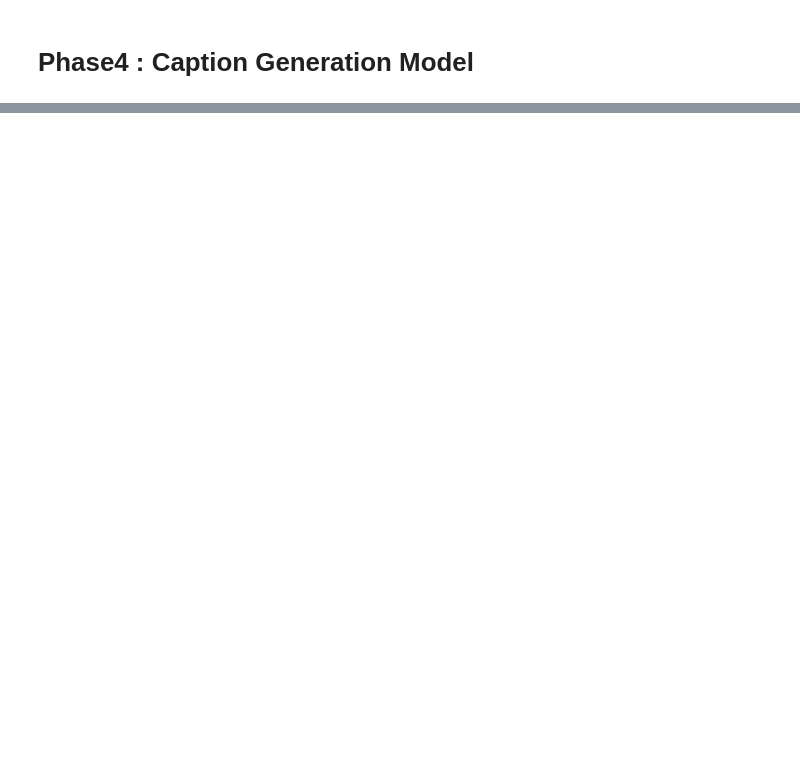
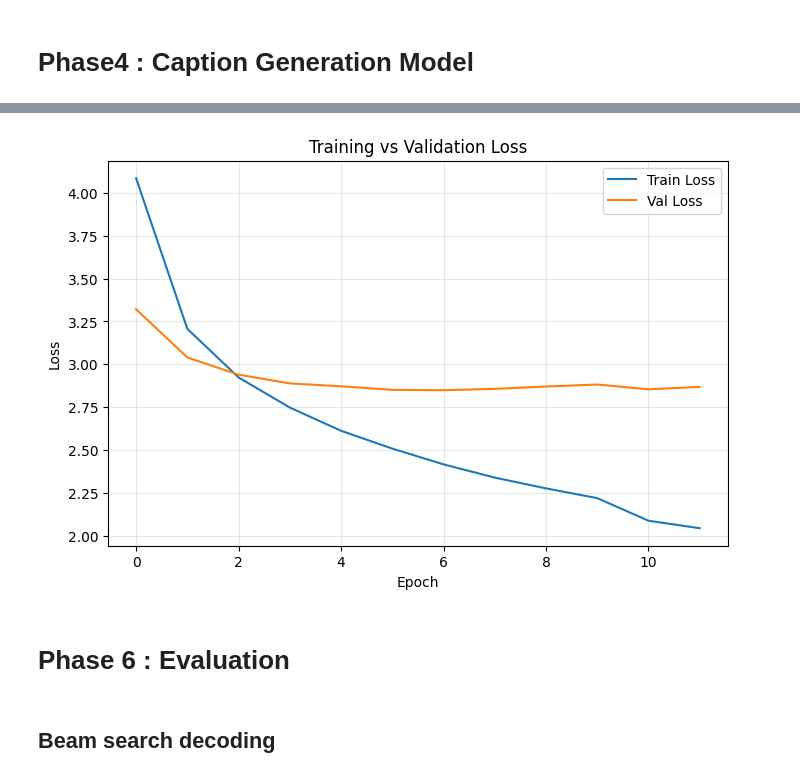
Before and after one commit to Yousef40658/MIA_Ai, a Jupyter notebook: Task_6/Task6.2/script.ipynb, the cells around one changed output, grey strips where cells are left out. Saved outputs shown, nothing was run; the diff lists cells and outputs as text; code cells hidden in the pictures; blank space fills up the shorter version.

Commit message:
Phase6

```diff
--- a/Task_6/Task6.2/script.ipynb
+++ b/Task_6/Task6.2/script.ipynb
@@ -337,0 +421,31 @@ class CaptionDecoder(nn.Module):
+# %%
+n_epochs = 30
+patience = 5
+best_val_loss = float("inf")
+
+epochs_without_improvement = 0
+train_losses , val_losses = [] , []
+
+
+for epoch in range(n_epochs) :
+    train_loss = train_epoch(model, train_loader, optimizer, criterion, device)
+    val_loss = validate_epoch(model, val_loader, criterion, device)
+
+    train_losses.append(train_loss)
+    val_losses.append(val_loss)
+    scheduler.step(val_loss) #the scheduler we said dependent on val loss
+
+    print(f"epoch {epoch+1}/{n_epochs} - train_loss: {train_loss:.4f} - val_loss: {val_loss:.4f}")
+
+    #that actually gave insight of how yolo will be working
+    if val_loss < best_val_loss :
+        best_val_loss = val_loss
+        epochs_without_improvement = 0
+        torch.save(model.state_dict(), "best_model.pt")
+        print(f"new model saved with {val_loss}")
+
+    else :
+        epochs_without_improvement += 1
+        if epochs_without_improvement >= patience :
+            print(f"early stopping triggered after {epoch+1} epochs")
+            break
@@ -337,0 +473,16 @@ class CaptionDecoder(nn.Module):
+# %%
+plt.figure(figsize=(8, 5))
+plt.plot(train_losses, label="Train Loss")
+plt.plot(val_losses, label="Val Loss")
+plt.xlabel("Epoch")
+plt.ylabel("Loss")
+plt.title("Training vs Validation Loss")
+plt.legend()
+plt.grid(True, alpha=0.3)
+plt.show()
+# %% [output]
+[figure, added]
+# %% [markdown]
+# Phase 6 : Evaluation
+# %% [markdown]
+## Beam search decoding
```
Also changed, not shown: parts of 17 cells of this notebook, 1 other file.
